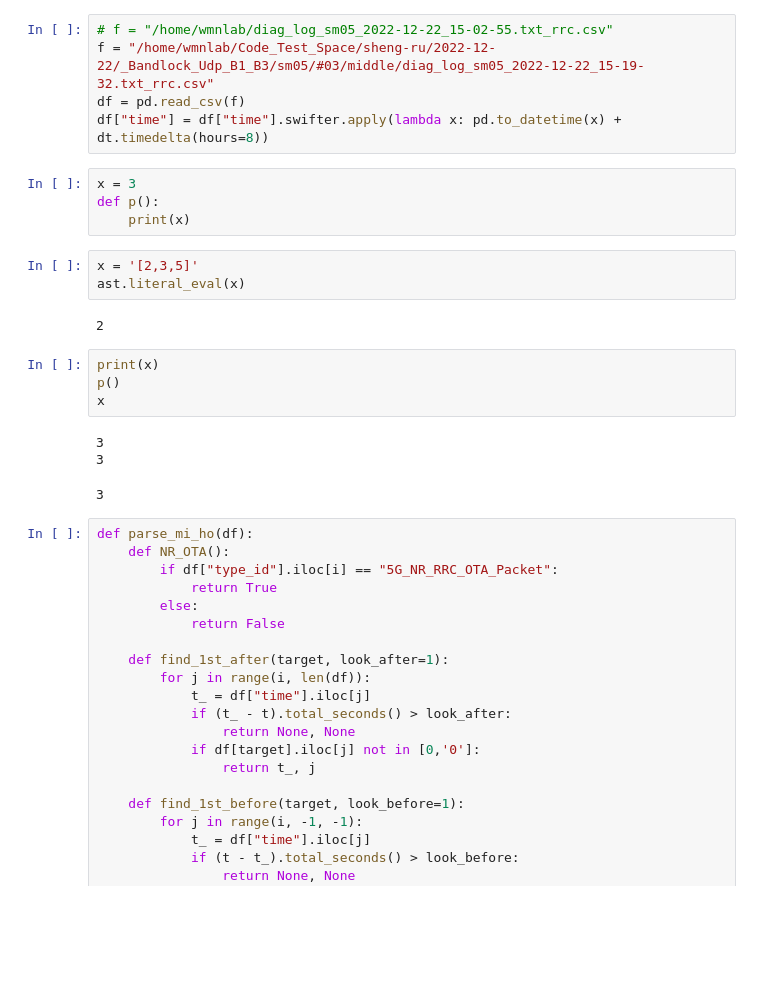
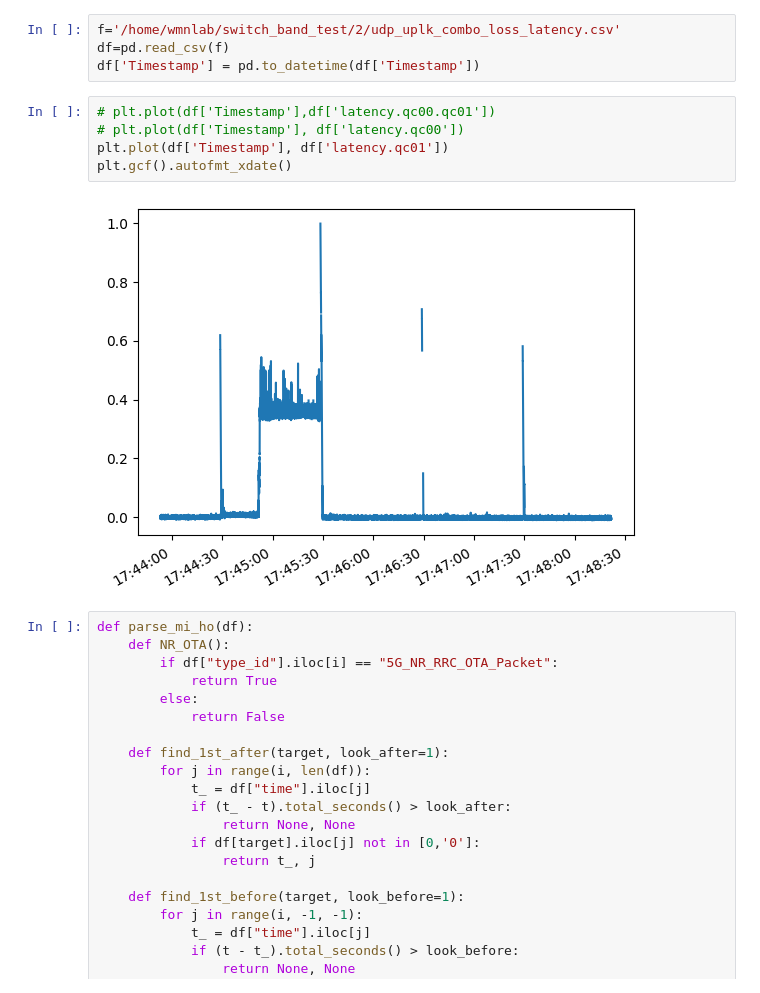
Before and after one commit to chihyangchen/ntu-experiments, a Jupyter notebook: sheng-ru/post_processing/test.ipynb, the cells around one changed output. Drawn from its saved outputs; the diff is of its cells as text; blank space fills up the shorter version.

```diff
--- a/sheng-ru/post_processing/test.ipynb
+++ b/sheng-ru/post_processing/test.ipynb
@@ -46,25 +9,14 @@ class abc():
-# %%
-# f = "/home/wmnlab/diag_log_sm05_2022-12-22_15-02-55.txt_rrc.csv"
-f = "/home/wmnlab/Code_Test_Space/sheng-ru/2022-12-22/_Bandlock_Udp_B1_B3/sm05/#03/middle/diag_log_sm05_2022-12-22_15-19-32.txt_rrc.csv"
-df = pd.read_csv(f)
-df["time"] = df["time"].swifter.apply(lambda x: pd.to_datetime(x) + dt.timedelta(hours=8))
-# %%
-x = 3
-def p():
-    print(x)
-# %%
-x = '[2,3,5]'
-ast.literal_eval(x)
-# %% [output]
-2
-# %%
-print(x)
-p()
-x
-# %% [output]
-3
-3
-3
+# %%
+f='/home/wmnlab/switch_band_test/2/udp_uplk_combo_loss_latency.csv'
+df=pd.read_csv(f)
+df['Timestamp'] = pd.to_datetime(df['Timestamp'])
+# %%
+# plt.plot(df['Timestamp'],df['latency.qc00.qc01'])
+# plt.plot(df['Timestamp'], df['latency.qc00'])
+plt.plot(df['Timestamp'], df['latency.qc01'])
+plt.gcf().autofmt_xdate()
+# %% [output]
+[figure, added]
 # %%
 def parse_mi_ho(df):
     def NR_OTA():
```
Also changed, not shown: parts of 10 cells of this notebook, 21 other files.
